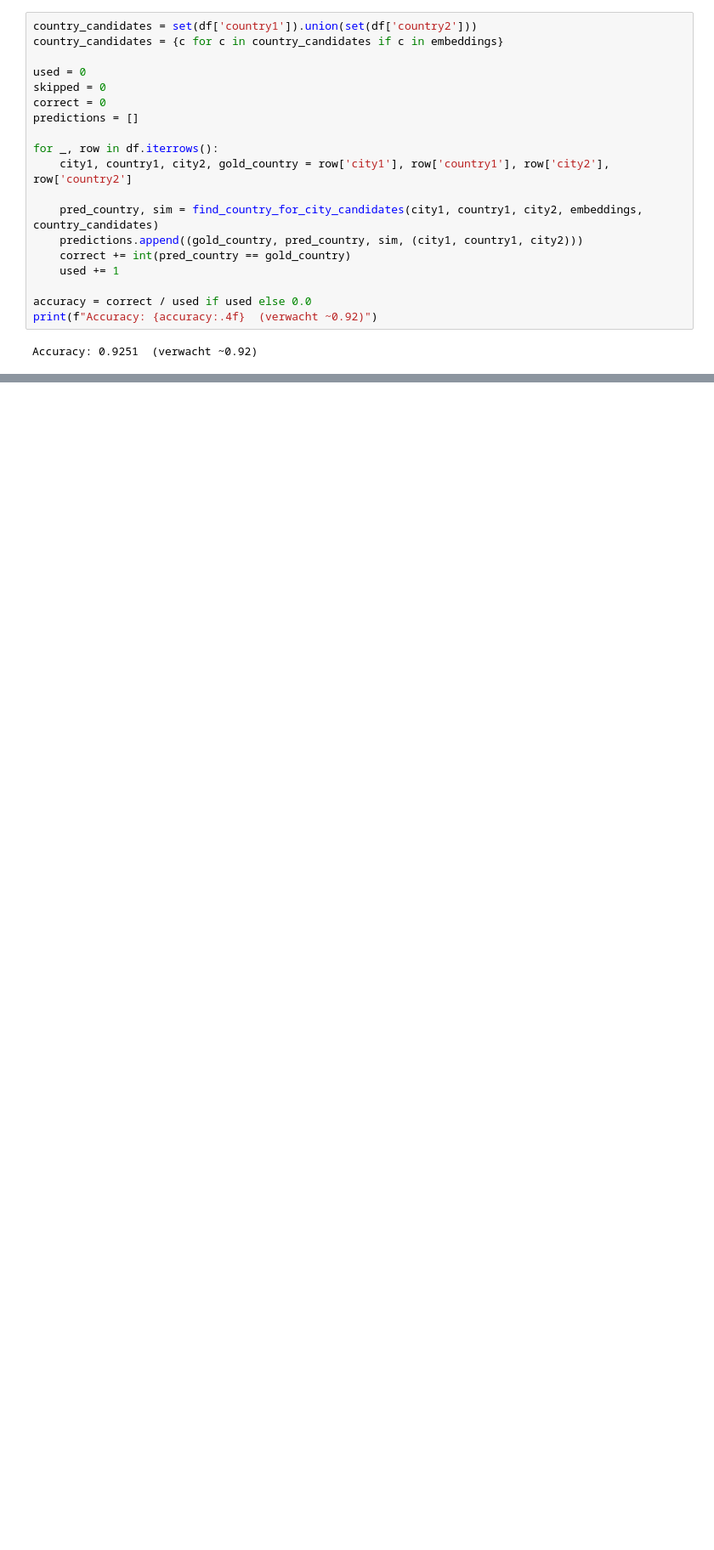
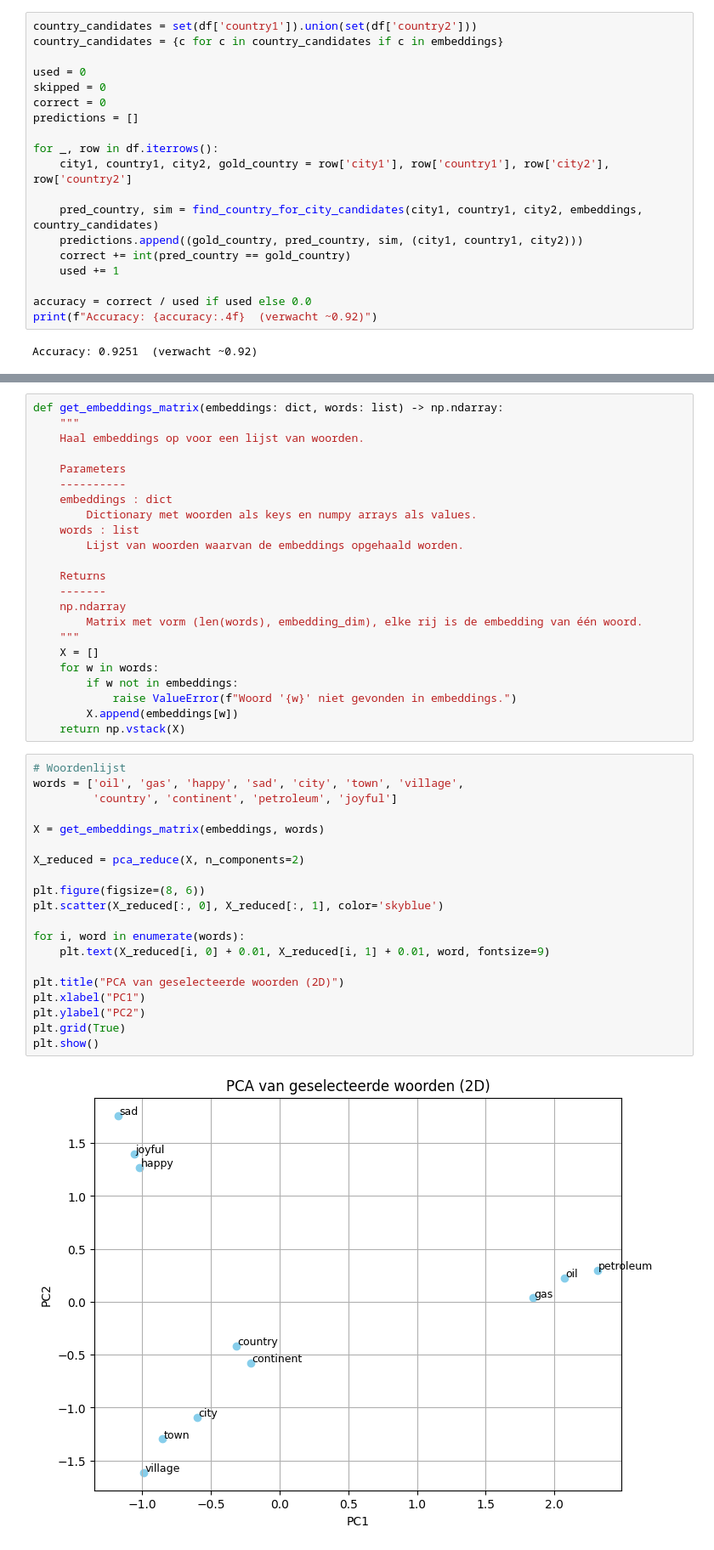
Before and after one commit to DrZisnotavailable/NLP_Eindoprachten, a Jupyter notebook: Eindopdracht_1/Eindopdracht_1.ipynb, the cells around one changed output, grey strips where cells are left out. Shown at 85% size. Saved outputs shown, nothing was run; the diff lists cells and outputs as text; blank space fills up the shorter version.

```diff
--- a/Eindopdracht_1/Eindopdracht_1.ipynb
+++ b/Eindopdracht_1/Eindopdracht_1.ipynb
@@ -212,0 +347,45 @@ nan in embeddings? False
+# %%
+def get_embeddings_matrix(embeddings: dict, words: list) -> np.ndarray:
+    """
+    Haal embeddings op voor een lijst van woorden.
+
+    Parameters
+    ----------
+    embeddings : dict
+        Dictionary met woorden als keys en numpy arrays als values.
+    words : list
+        Lijst van woorden waarvan de embeddings opgehaald worden.
+
+    Returns
+    -------
+    np.ndarray
+        Matrix met vorm (len(words), embedding_dim), elke rij is de embedding van één woord.
+    """
+    X = []
+    for w in words:
+        if w not in embeddings:
+            raise ValueError(f"Woord '{w}' niet gevonden in embeddings.")
+        X.append(embeddings[w])
+    return np.vstack(X)
+# %%
+# Woordenlijst
+words = ['oil', 'gas', 'happy', 'sad', 'city', 'town', 'village',
+         'country', 'continent', 'petroleum', 'joyful']
+
+X = get_embeddings_matrix(embeddings, words)
+
+X_reduced = pca_reduce(X, n_components=2)
+
+plt.figure(figsize=(8, 6))
+plt.scatter(X_reduced[:, 0], X_reduced[:, 1], color='skyblue')
+
+for i, word in enumerate(words):
+    plt.text(X_reduced[i, 0] + 0.01, X_reduced[i, 1] + 0.01, word, fontsize=9)
+
+plt.title("PCA van geselecteerde woorden (2D)")
+plt.xlabel("PC1")
+plt.ylabel("PC2")
+plt.grid(True)
+plt.show()
+# %% [output]
+[figure, added]
```
Also changed, not shown: parts of 15 cells of this notebook.
